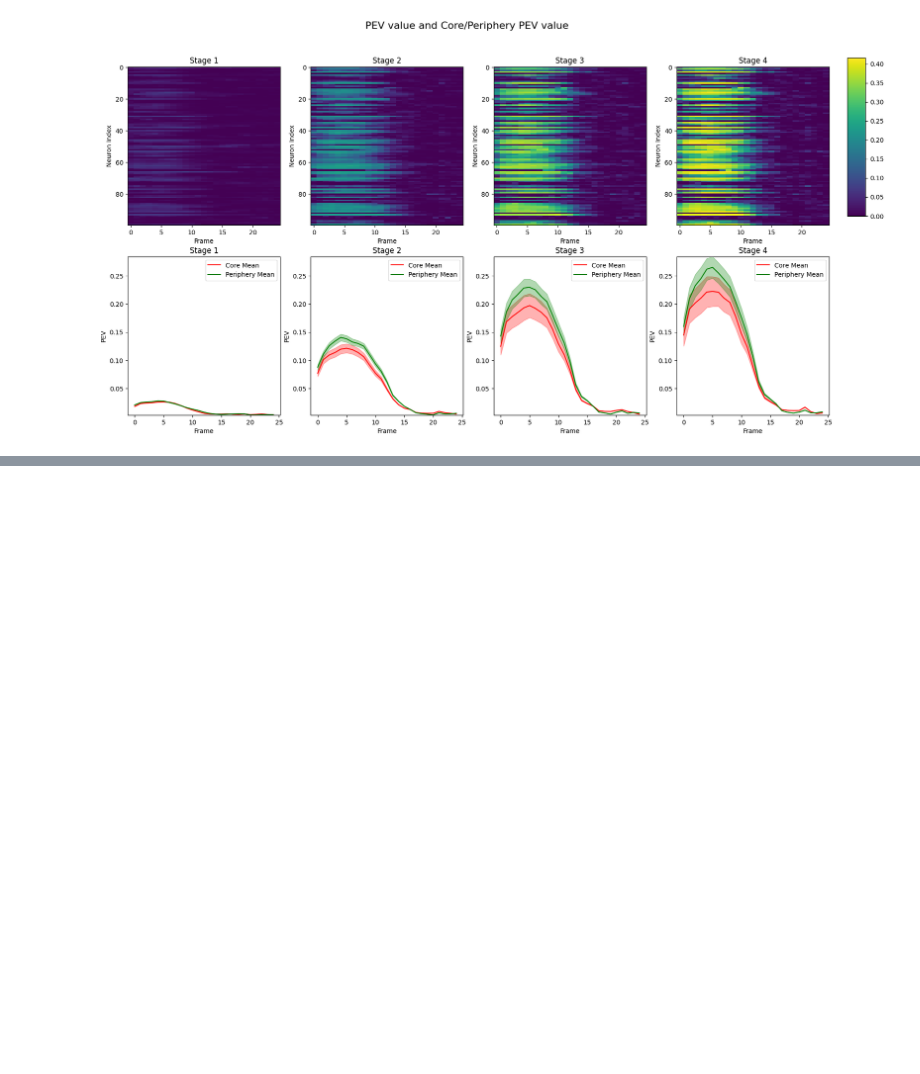
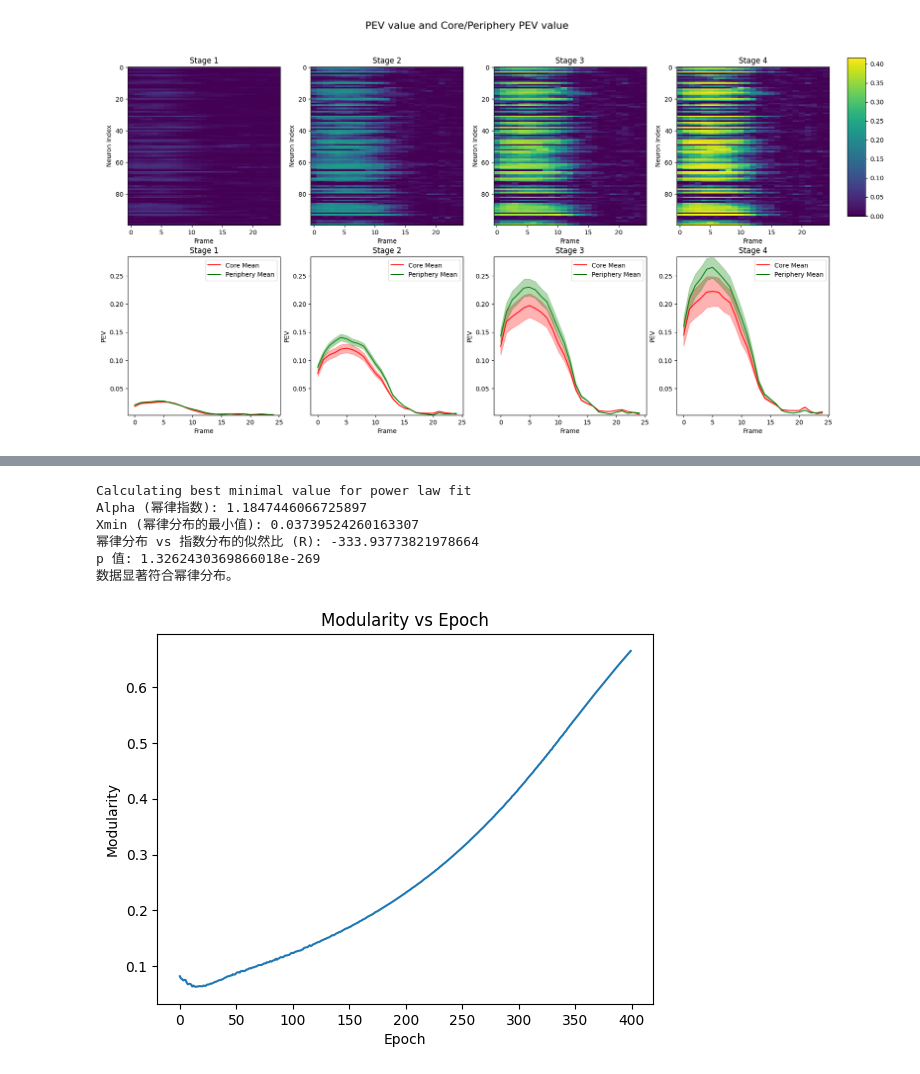
Before and after one commit to Routhleck/rotation-2, a Jupyter notebook: data/temp_try.ipynb, the cells around one changed output, grey strips where cells are left out. Cells and saved outputs as stored; diff of their text form; code cells hidden in the pictures; blank space fills up the shorter version.

```diff
--- a/data/temp_try.ipynb
+++ b/data/temp_try.ipynb
@@ -34,0 +79,49 @@ plot_spike_count(spike_counts, C, model_predicts)
+# %%
+import powerlaw
+# 将 r2r_weight 竖着加起来
+last_r2r_weight = r2r_weights[-10:]
+r2r_weight_sum = np.nansum(last_r2r_weight, axis=2)
+
+# print(np.any([np.isnan(r2r_weight) for r2r_weight in r2r_weight_sum.flatten()]))
+
+flatten_r2r_weight_sum = r2r_weight_sum.flatten()
+# 将所有的0值替换为1e-10，避免计算时出现无穷大
+flatten_r2r_weight_sum[flatten_r2r_weight_sum == 0] = 1e-10
+fit = powerlaw.Fit(r2r_weight_sum.flatten(), discrete=True)
+
+# 输出幂律分布的参数
+print(f"Alpha (幂律指数): {fit.power_law.alpha}")
+print(f"Xmin (幂律分布的最小值): {fit.power_law.xmin}")
+
+# 判断数据是否符合幂律分布
+R, p = fit.distribution_compare('power_law', 'exponential')
+print(f"幂律分布 vs 指数分布的似然比 (R): {R}")
+print(f"p 值: {p}")
+
+if p < 0.05:
+    print("数据显著符合幂律分布。")
+else:
+    print("数据不符合幂律分布。")
+
+# # 绘制竖着加起来后的柱状图，仅观察0到0.5的范围
+# plt.figure(figsize=(12, 6))
+# plt.hist(r2r_weight_sum.flatten(), bins=50)
+# plt.title('Distribution of Summed r2r_weight')
+# plt.xlabel('Weight')
+# plt.ylabel('Frequency')
+# plt.show()
+# %% [output]
+Calculating best minimal value for power law fit
+Alpha (幂律指数): 1.1847446066725897
+Xmin (幂律分布的最小值): 0.03739524260163307
+幂律分布 vs 指数分布的似然比 (R): -333.93773821978664
+p 值: 1.3262430369866018e-269
+数据显著符合幂律分布。
+# %%
+import sys
+sys.path.append('../')
+from utils import plot_modularity
+
+plot_modularity(r2r_weights)
+# %% [output]
+[figure, added]
```
Also changed, not shown: parts of 2 cells of this notebook, 3 other files.
